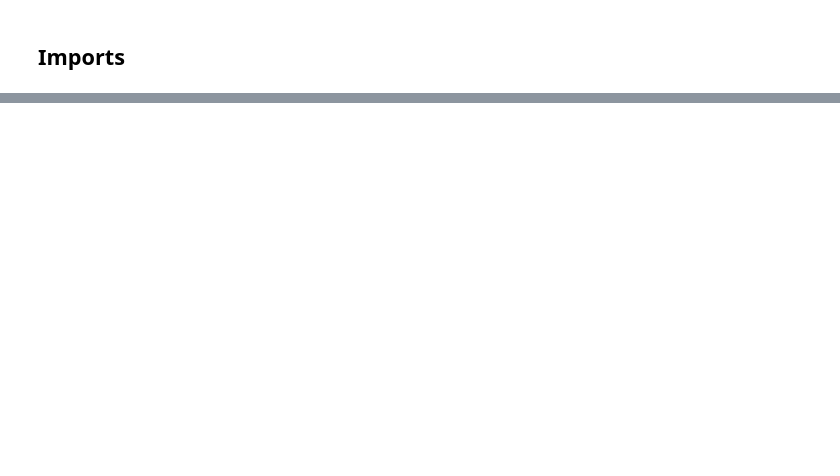
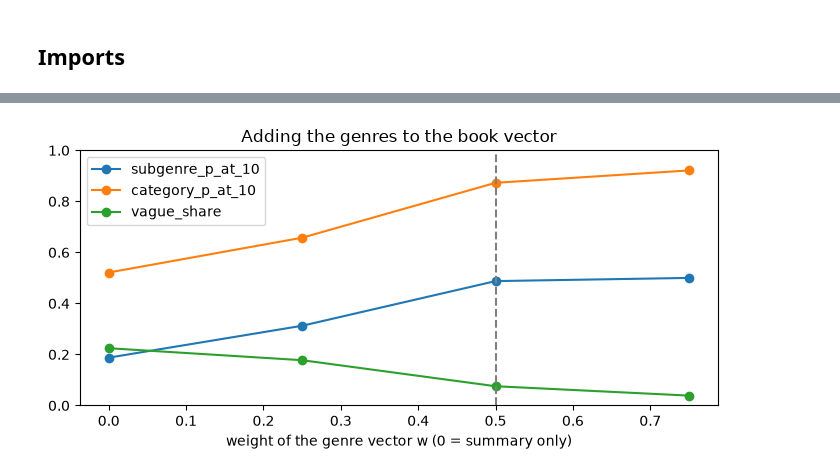
Before and after one commit to JadePlanECE/Natural-Language-Processing-Project, a Jupyter notebook: notebooks/02_embedding_experiments.ipynb, the cells around one changed output, grey strips where cells are left out. Cells and saved outputs as stored; diff of their text form; code cells hidden in the pictures; blank space fills up the shorter version.

```diff
--- a/notebooks/02_embedding_experiments.ipynb
+++ b/notebooks/02_embedding_experiments.ipynb
@@ -50,0 +140,4 @@ np.save(EMBEDDINGS_NPY, book_embeddings.astype(np.float32))
+# %%
+FUSION = ROOT / config["paths"]["benchmark_folder"] / "genre_fusion_results.csv"
+fusion = genre_fusion_benchmark(df, vectors["synopsis"], vectors["genres"], MODEL_NAME, out_path=FUSION)
+fusion.round(3)
@@ -50,0 +150,7 @@ np.save(EMBEDDINGS_NPY, book_embeddings.astype(np.float32))
+# %%
+ax = fusion.set_index("genre_weight")[["subgenre_p_at_10", "category_p_at_10", "vague_share"]].plot(marker="o", figsize=(7, 3.5))
+ax.axvline(config["embeddings"]["genre_weight"], ls="--", c="grey")
+ax.set_xlabel("weight of the genre vector w (0 = summary only)"); ax.set_ylim(0, 1)
+ax.set_title("Adding the genres to the book vector"); plt.tight_layout()
+# %% [output]
+[figure, added]
```
Also changed, not shown: parts of 28 cells of this notebook, 3 other files.
